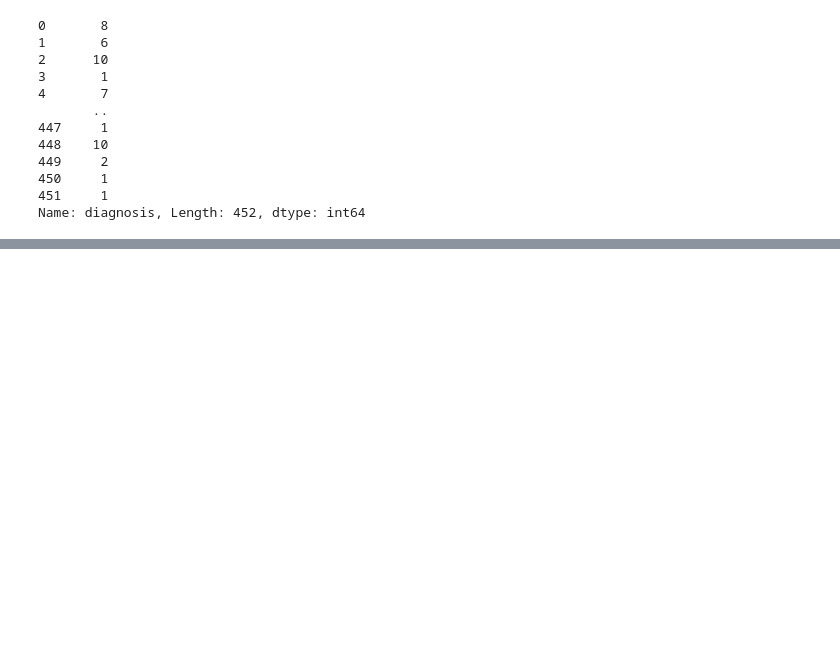
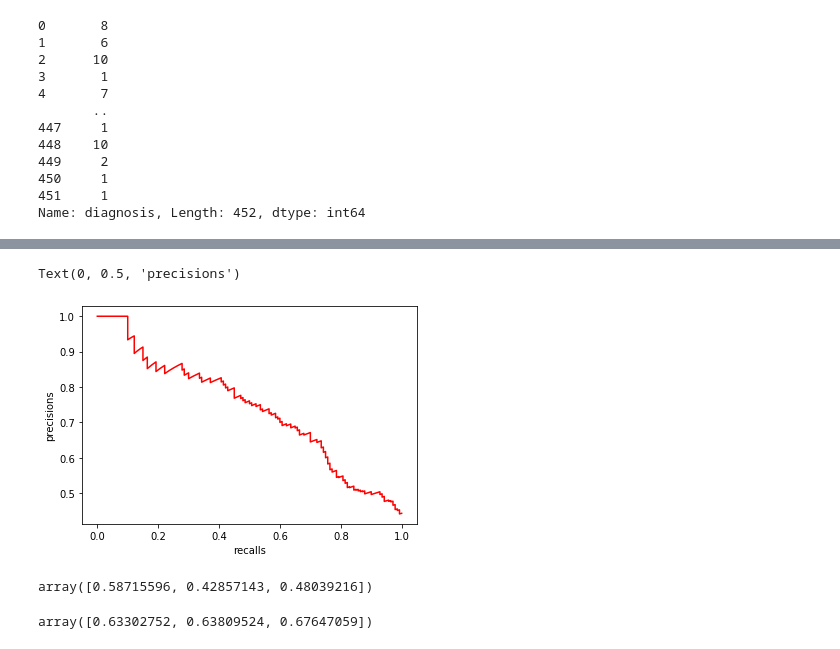
Before and after one commit to DKapustin/Cardio, a Jupyter notebook: Arrhythmia.ipynb, the cells around one changed output, grey strips where cells are left out. Saved outputs shown, nothing was run; the diff lists cells and outputs as text; code cells hidden in the pictures; blank space fills up the shorter version.

```diff
--- a/Arrhythmia.ipynb
+++ b/Arrhythmia.ipynb
@@ -617,0 +880,18 @@ KeyError: 300
+# %%
+plt.plot(recalls,precisions,"r-")
+plt.xlabel("recalls")
+plt.ylabel("precisions")
+# %% [output]
+Text(0, 0.5, 'precisions')
+[figure, added]
+# %%
+cross_val_score ( sgd_clf , X_train , y_train ,cv=3 , scoring="accuracy")
+# %% [output]
+array([0.58715596, 0.42857143, 0.48039216])
+# %%
+from sklearn.preprocessing import StandardScaler
+scaler = StandardScaler ()
+X_train_scaled = scaler.fit_transform (X_train.astype(np.float64))
+cross_val_score(sgd_clf , X_train_scaled, y_train,cv=3,scoring="accuracy")
+# %% [output]
+array([0.63302752, 0.63809524, 0.67647059])
```
Also changed, not shown: parts of 33 cells of this notebook.
